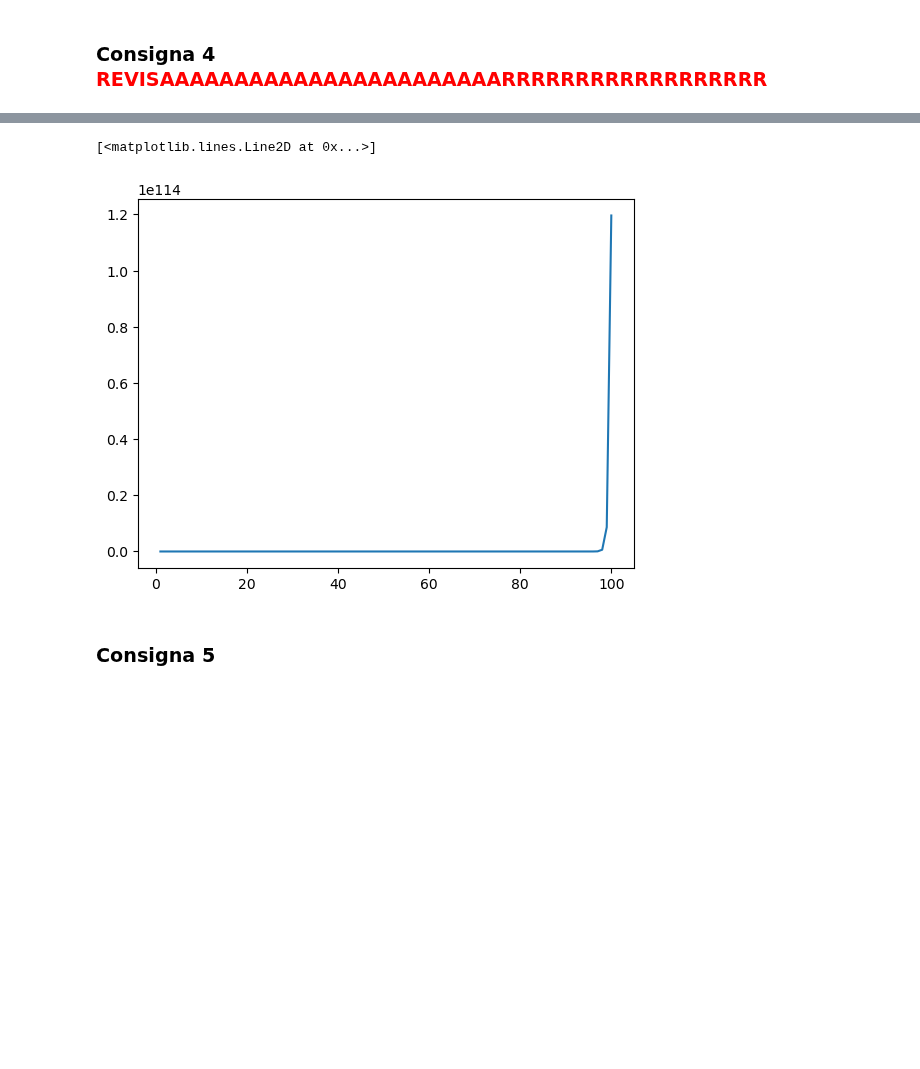
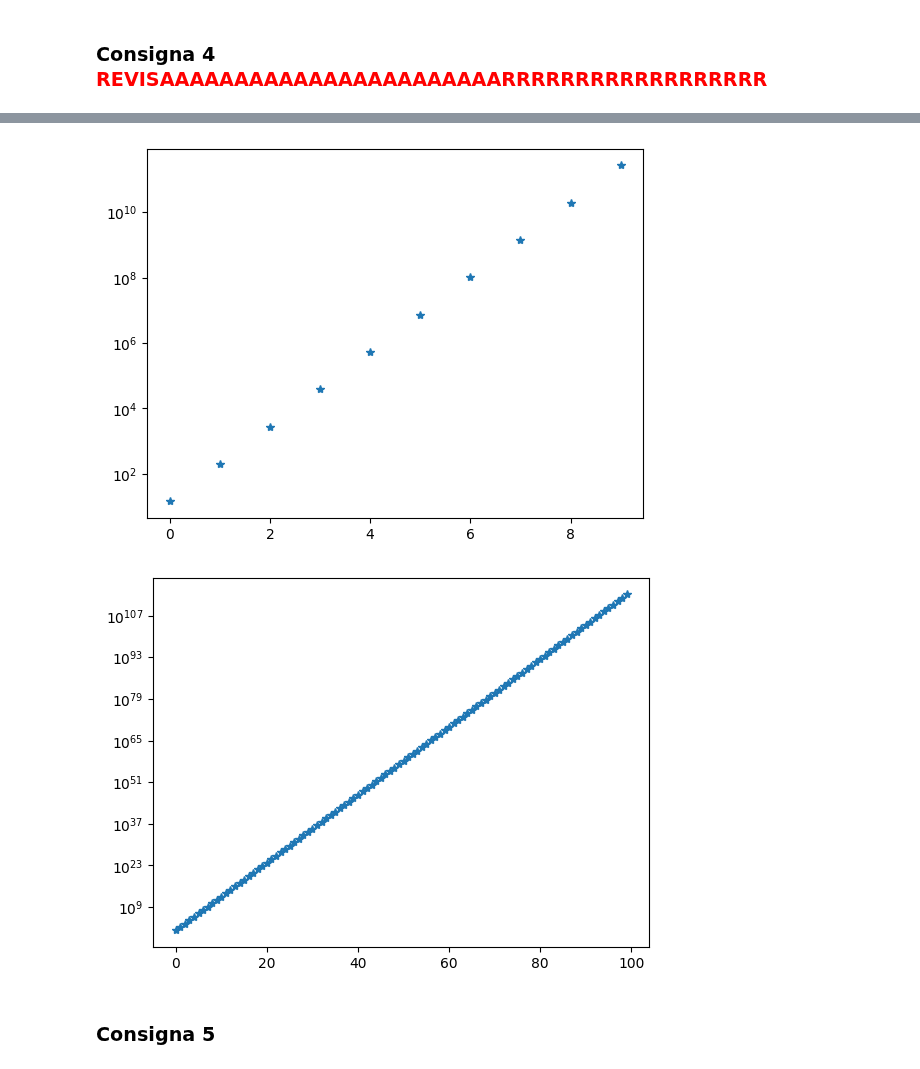
Before and after one commit to evaFomina/ALC_TP, a Jupyter notebook: Tiburones_ALC_TP2.ipynb, the cells around one changed output, grey strips where cells are left out. Saved outputs shown, nothing was run; the diff lists cells and outputs as text; code cells hidden in the pictures; blank space fills up the shorter version.

```diff
--- a/Tiburones_ALC_TP2.ipynb
+++ b/Tiburones_ALC_TP2.ipynb
@@ -386,8 +405,13 @@ Graficamos para (I-A2)<sup>-1</sup>
 # %%
-plt.plot(arr[:100], l2)
+plt.plot(l2[:10],"*")
+plt.yscale("log")
 # %% [output]
-[<matplotlib.lines.Line2D at 0x...>]
-[figure, old version]
+[figure, new version]
+# %%
+plt.plot(l2[:100],"*")
+plt.yscale("log")
+# %% [output]
+[figure, added]
 # %% [markdown]
 ### Consigna 5
 # %%
```
Also changed, not shown: parts of 30 cells of this notebook.
